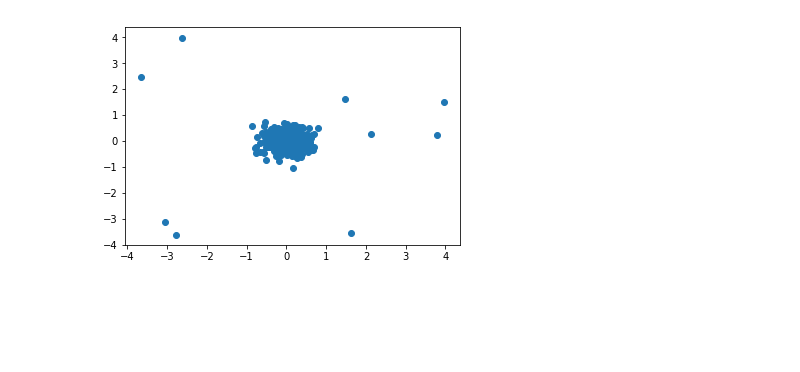
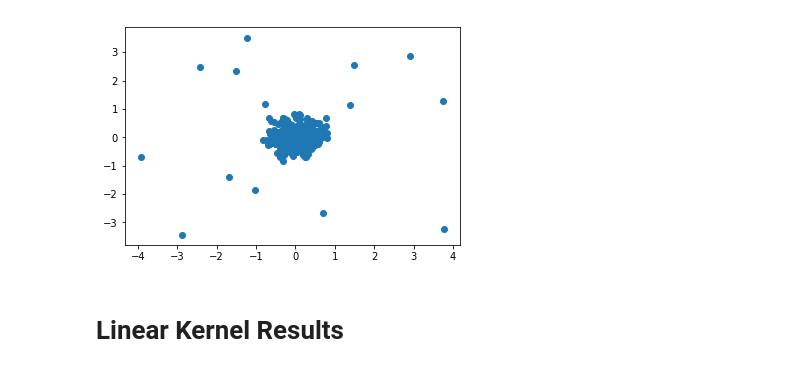
Before and after one commit to rohilrg/Kernel-Methods--Advanced-Machine-Learning, a Jupyter notebook: SVDD_implementation.ipynb, the cells around one changed output. Drawn from its saved outputs; the diff is of its cells as text; code cells hidden in the pictures; blank space fills up the shorter version.

```diff
--- a/SVDD_implementation.ipynb
+++ b/SVDD_implementation.ipynb
@@ -3,7 +4,9 @@ from SVDD_definitions import one_class_dataset_generator,svdd
 # %%
-X_array,X=one_class_dataset_generator(n_samples=300,number_of_outliers=10,plot=True)
+X_array,X=one_class_dataset_generator(n_samples=300,number_of_outliers=15,plot=True)
 # %% [output]
-[figure, old version]
+[figure, new version]
+# %% [markdown]
+# Linear Kernel Results
 # %%
 for i in range(1,6,1):
     i= i/10
```
Also changed, not shown: parts of 6 cells of this notebook.
